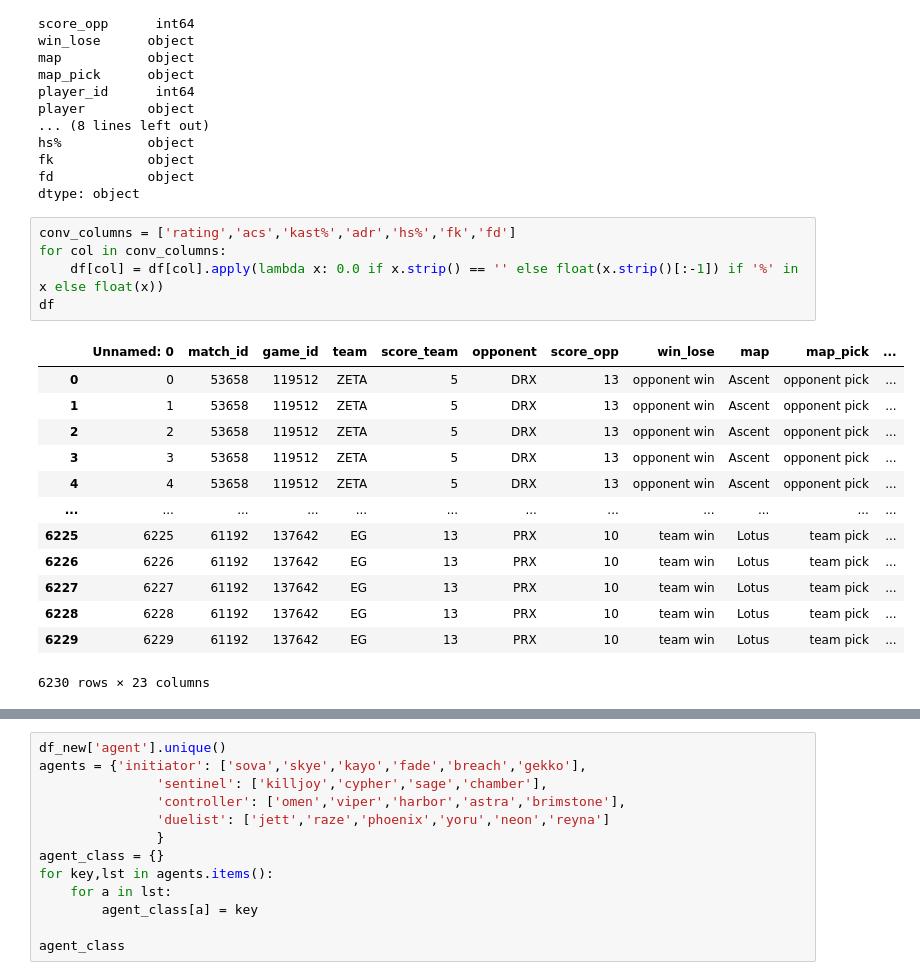
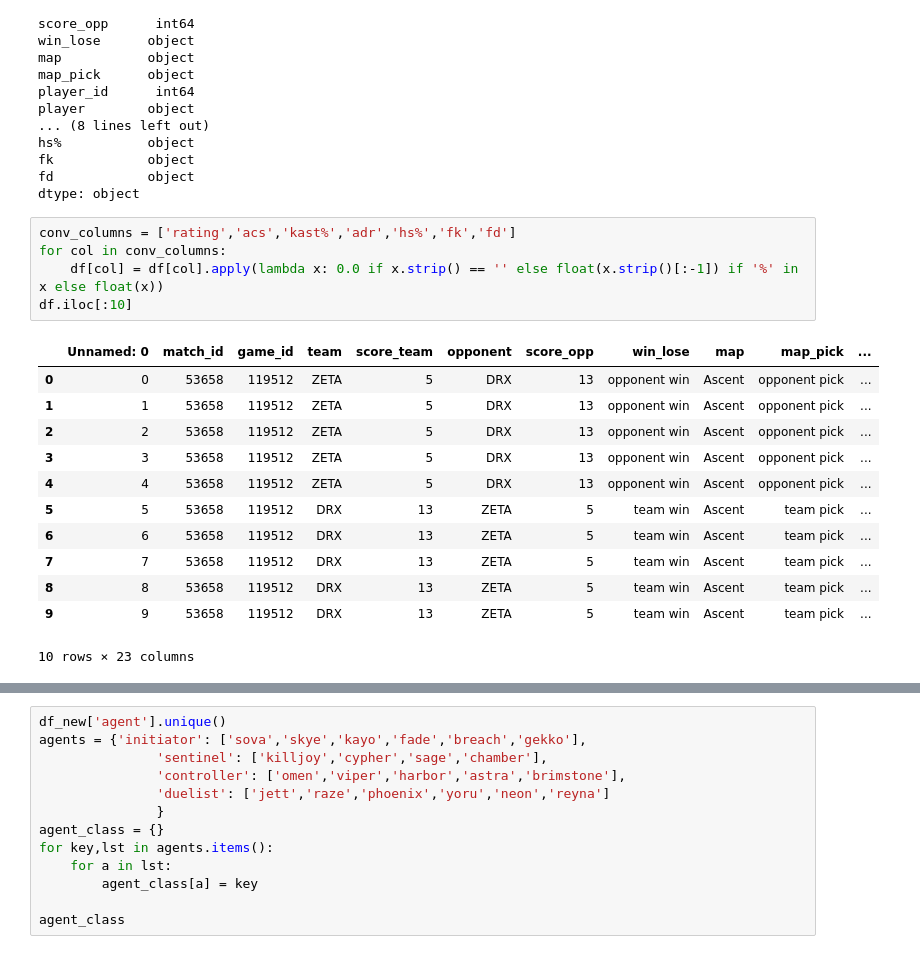
Before and after one commit to chriss-mo/VCT23, a Jupyter notebook: preprocessing.ipynb, the cells around one changed output, grey strips where cells are left out. Drawn from its saved outputs; the diff is of its cells as text.

```diff
--- a/preprocessing.ipynb
+++ b/preprocessing.ipynb
@@ -41,21 +26,20 @@ dtype: object
 # %%
 conv_columns = ['rating','acs','kast%','adr','hs%','fk','fd']
 for col in conv_columns:
     df[col] = df[col].apply(lambda x: 0.0 if x.strip() == '' else float(x.strip()[:-1]) if '%' in x else float(x))
-df
+df.iloc[:10]
 # %% [output]
 |  | Unnamed: 0 | match_id | game_id | team | score_team | opponent | score_opp | win_lose | map | map_pick | ... |
 | 0 | 0 | 53658 | 119512 | ZETA | 5 | DRX | 13 | opponent win | Ascent | opponent pick | ... |
 | 1 | 1 | 53658 | 119512 | ZETA | 5 | DRX | 13 | opponent win | Ascent | opponent pick | ... |
 | 2 | 2 | 53658 | 119512 | ZETA | 5 | DRX | 13 | opponent win | Ascent | opponent pick | ... |
 | 3 | 3 | 53658 | 119512 | ZETA | 5 | DRX | 13 | opponent win | Ascent | opponent pick | ... |
 | 4 | 4 | 53658 | 119512 | ZETA | 5 | DRX | 13 | opponent win | Ascent | opponent pick | ... |
-| ... | ... | ... | ... | ... | ... | ... | ... | ... | ... | ... | ... |
-| 6225 | 6225 | 61192 | 137642 | EG | 13 | PRX | 10 | team win | Lotus | team pick | ... |
-| 6226 | 6226 | 61192 | 137642 | EG | 13 | PRX | 10 | team win | Lotus | team pick | ... |
-| 6227 | 6227 | 61192 | 137642 | EG | 13 | PRX | 10 | team win | Lotus | team pick | ... |
-| 6228 | 6228 | 61192 | 137642 | EG | 13 | PRX | 10 | team win | Lotus | team pick | ... |
-| 6229 | 6229 | 61192 | 137642 | EG | 13 | PRX | 10 | team win | Lotus | team pick | ... |
+| 5 | 5 | 53658 | 119512 | DRX | 13 | ZETA | 5 | team win | Ascent | team pick | ... |
+| 6 | 6 | 53658 | 119512 | DRX | 13 | ZETA | 5 | team win | Ascent | team pick | ... |
+| 7 | 7 | 53658 | 119512 | DRX | 13 | ZETA | 5 | team win | Ascent | team pick | ... |
+| 8 | 8 | 53658 | 119512 | DRX | 13 | ZETA | 5 | team win | Ascent | team pick | ... |
+| 9 | 9 | 53658 | 119512 | DRX | 13 | ZETA | 5 | team win | Ascent | team pick | ... |
-6230 rows × 23 columns
+10 rows × 23 columns
 # %%
 # encoding binary data
```
Also changed, not shown: parts of 16 cells of this notebook, 5 other files.
